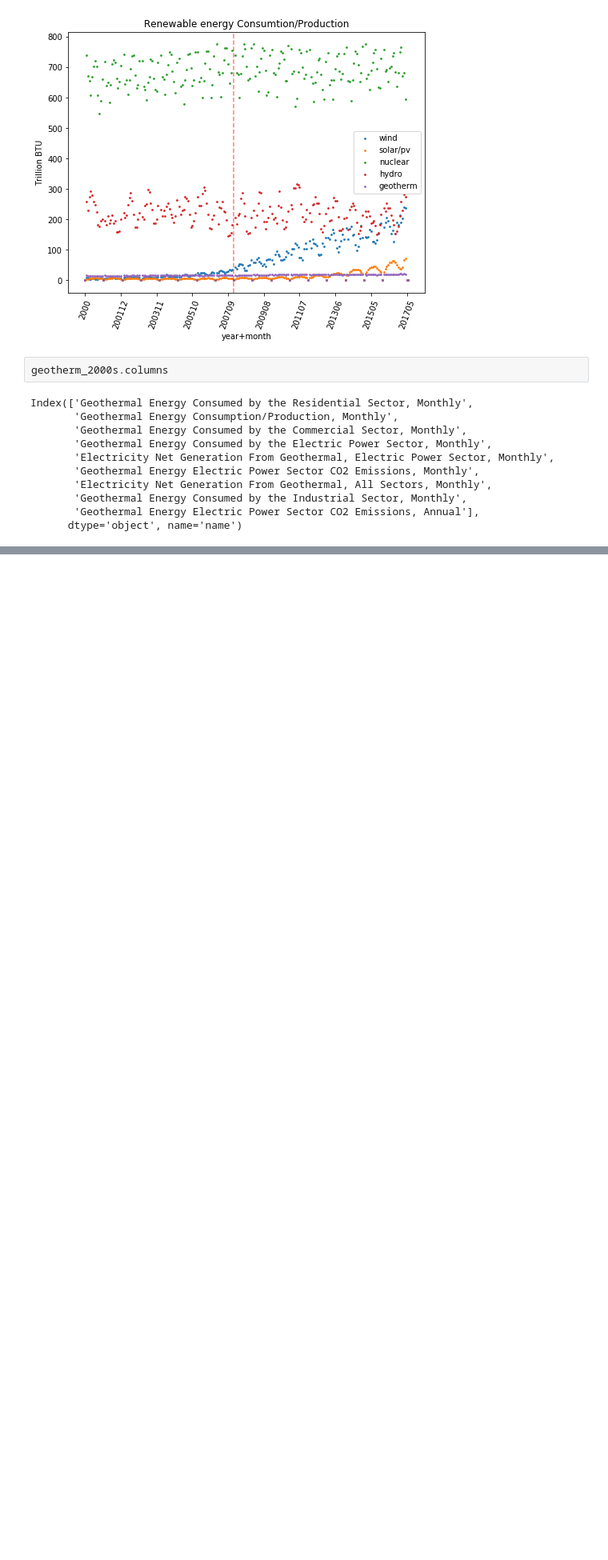
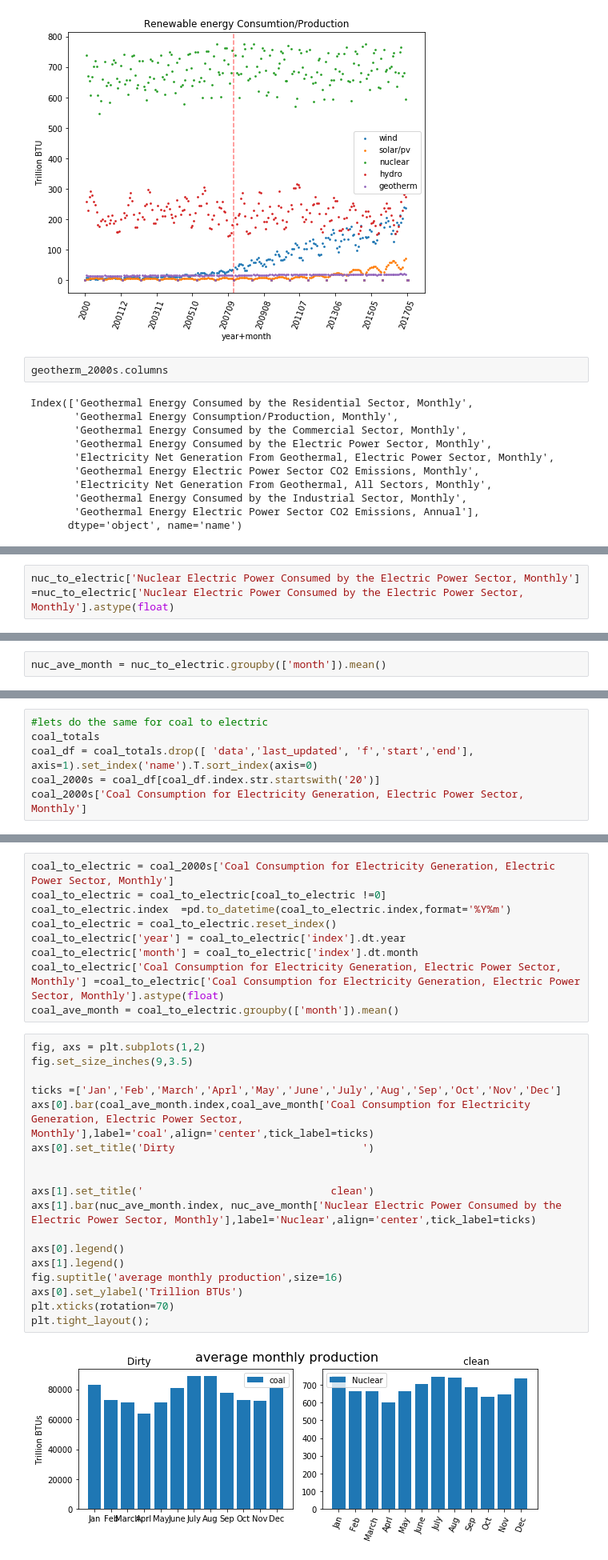
Before and after one commit to Iguanacolossus/energy-statistics, a Jupyter notebook: exploration.ipynb, the cells around one changed output, grey strips where cells are left out. Shown at 80% size. Saved outputs shown, nothing was run; the diff lists cells and outputs as text; blank space fills up the shorter version.

Commit message:
added some coal vs nuclear information

```diff
--- a/exploration.ipynb
+++ b/exploration.ipynb
@@ -609,0 +673,2 @@ Index(['Geothermal Energy Consumed by the Residential Sector, Monthly',
+# %%
+nuc_to_electric['Nuclear Electric Power Consumed by the Electric Power Sector, Monthly'] =nuc_to_electric['Nuclear Electric Power Consumed by the Electric Power Sector, Monthly'].astype(float)
@@ -609,0 +677,2 @@ Index(['Geothermal Energy Consumed by the Residential Sector, Monthly',
+# %%
+nuc_ave_month = nuc_to_electric.groupby(['month']).mean()
@@ -609,0 +681,6 @@ Index(['Geothermal Energy Consumed by the Residential Sector, Monthly',
+# %%
+#lets do the same for coal to electric
+coal_totals
+coal_df = coal_totals.drop([ 'data','last_updated', 'f','start','end'], axis=1).set_index('name').T.sort_index(axis=0)
+coal_2000s = coal_df[coal_df.index.str.startswith('20')]
+coal_2000s['Coal Consumption for Electricity Generation, Electric Power Sector, Monthly']
@@ -609,0 +700,29 @@ Index(['Geothermal Energy Consumed by the Residential Sector, Monthly',
+# %%
+coal_to_electric = coal_2000s['Coal Consumption for Electricity Generation, Electric Power Sector, Monthly']
+coal_to_electric = coal_to_electric[coal_to_electric !=0]
+coal_to_electric.index  =pd.to_datetime(coal_to_electric.index,format='%Y%m')
+coal_to_electric = coal_to_electric.reset_index()
+coal_to_electric['year'] = coal_to_electric['index'].dt.year
+coal_to_electric['month'] = coal_to_electric['index'].dt.month
+coal_to_electric['Coal Consumption for Electricity Generation, Electric Power Sector, Monthly'] =coal_to_electric['Coal Consumption for Electricity Generation, Electric Power Sector, Monthly'].astype(float)
+coal_ave_month = coal_to_electric.groupby(['month']).mean()
+# %%
+fig, axs = plt.subplots(1,2)
+fig.set_size_inches(9,3.5)
+
+ticks =['Jan','Feb','March','Aprl','May','June','July','Aug','Sep','Oct','Nov','Dec']
+axs[0].bar(coal_ave_month.index,coal_ave_month['Coal Consumption for Electricity Generation, Electric Power Sector, Monthly'],label='coal',align='center',tick_label=ticks)
+axs[0].set_title('Dirty                              ')
+
+
+axs[1].set_title('                              clean')
+axs[1].bar(nuc_ave_month.index, nuc_ave_month['Nuclear Electric Power Consumed by the Electric Power Sector, Monthly'],label='Nuclear',align='center',tick_label=ticks)
+
+axs[0].legend()
+axs[1].legend()
+fig.suptitle('average monthly production',size=16)
+axs[0].set_ylabel('Trillion BTUs')
+plt.xticks(rotation=70)
+plt.tight_layout();
+# %% [output]
+[figure, added]
```
Also changed, not shown: parts of 23 cells of this notebook, 2 other files.
